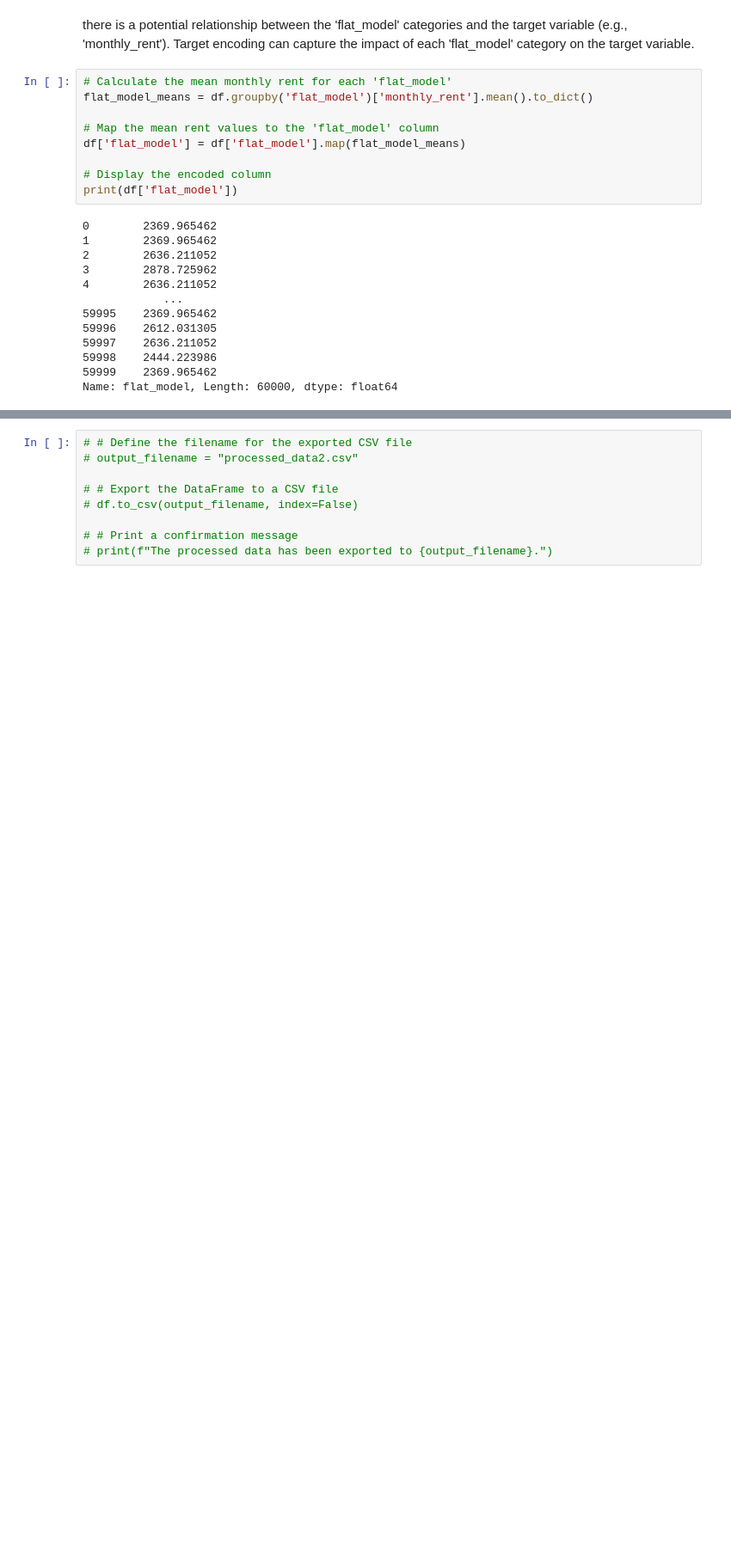
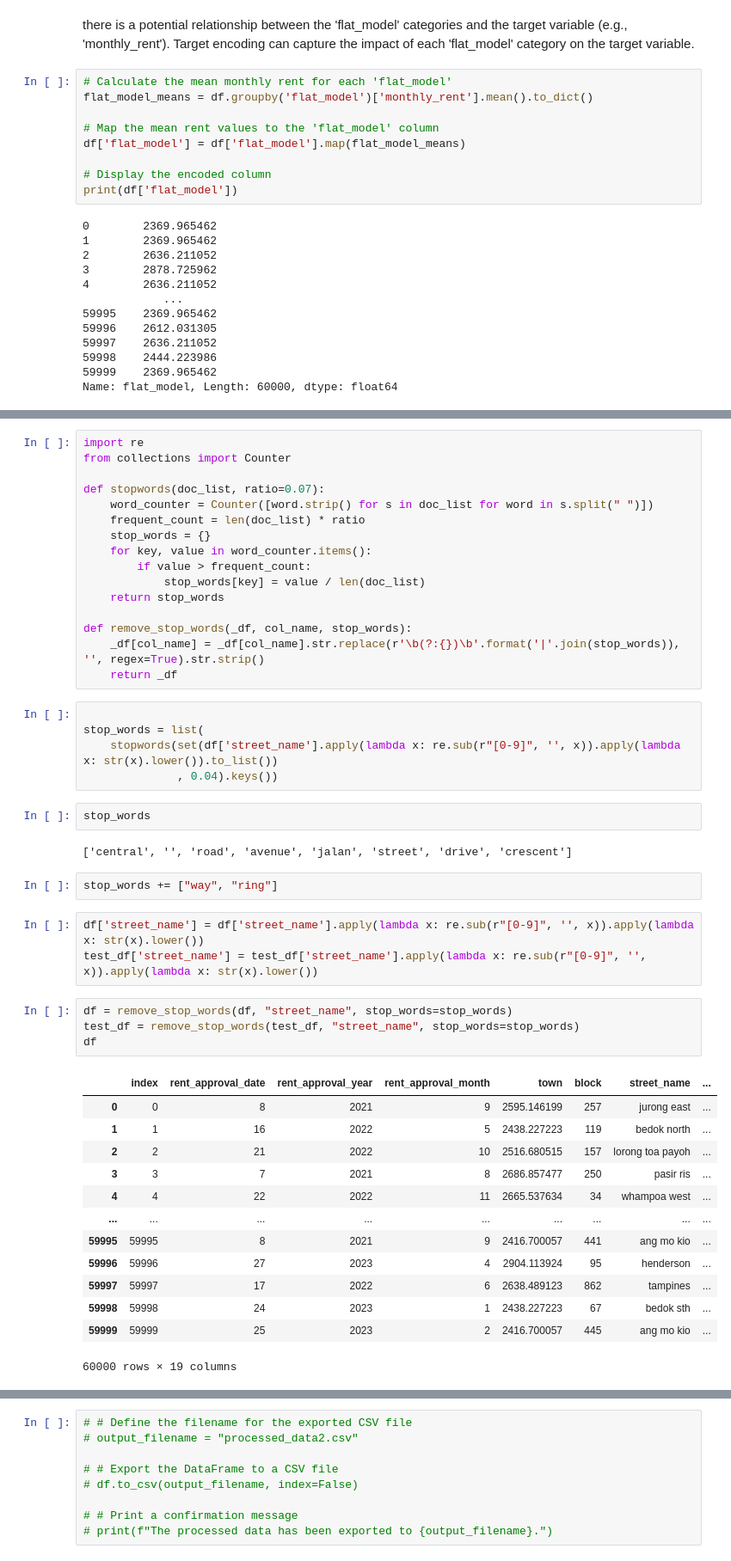
Before and after one commit to JinfengPang/8225SC-group007, a Jupyter notebook: EDA by WuXiangjieakang.ipynb, the cells around one changed output, grey strips where cells are left out. Shown at 86% size. Saved outputs shown, nothing was run; the diff lists cells and outputs as text; blank space fills up the shorter version.

```diff
--- a/EDA by WuXiangjieakang.ipynb
+++ b/EDA by WuXiangjieakang.ipynb
@@ -362,0 +422,48 @@ df.head()
+# %%
+import re
+from collections import Counter
+
+def stopwords(doc_list, ratio=0.07):
+    word_counter = Counter([word.strip() for s in doc_list for word in s.split(" ")])
+    frequent_count = len(doc_list) * ratio
+    stop_words = {}
+    for key, value in word_counter.items():
+        if value > frequent_count:
+            stop_words[key] = value / len(doc_list)
+    return stop_words
+
+def remove_stop_words(_df, col_name, stop_words):
+    _df[col_name] = _df[col_name].str.replace(r'\b(?:{})\b'.format('|'.join(stop_words)), '', regex=True).str.strip()
+    return _df
+# %%
+
+stop_words = list(
+    stopwords(set(df['street_name'].apply(lambda x: re.sub(r"[0-9]", '', x)).apply(lambda x: str(x).lower()).to_list())
+              , 0.04).keys())
+# %%
+stop_words
+# %% [output]
+['central', '', 'road', 'avenue', 'jalan', 'street', 'drive', 'crescent']
+# %%
+stop_words += ["way", "ring"]
+# %%
+df['street_name'] = df['street_name'].apply(lambda x: re.sub(r"[0-9]", '', x)).apply(lambda x: str(x).lower())
+test_df['street_name'] = test_df['street_name'].apply(lambda x: re.sub(r"[0-9]", '', x)).apply(lambda x: str(x).lower())
+# %%
+df = remove_stop_words(df, "street_name", stop_words=stop_words)
+test_df = remove_stop_words(test_df, "street_name", stop_words=stop_words)
+df
+# %% [output]
+|  | index | rent_approval_date | rent_approval_year | rent_approval_month | town | block | street_name | ... |
+| 0 | 0 | 8 | 2021 | 9 | 2595.146199 | 257 | jurong east | ... |
+| 1 | 1 | 16 | 2022 | 5 | 2438.227223 | 119 | bedok north | ... |
+| 2 | 2 | 21 | 2022 | 10 | 2516.680515 | 157 | lorong toa payoh | ... |
+| 3 | 3 | 7 | 2021 | 8 | 2686.857477 | 250 | pasir ris | ... |
+| 4 | 4 | 22 | 2022 | 11 | 2665.537634 | 34 | whampoa west | ... |
+| ... | ... | ... | ... | ... | ... | ... | ... | ... |
+| 59995 | 59995 | 8 | 2021 | 9 | 2416.700057 | 441 | ang mo kio | ... |
+| 59996 | 59996 | 27 | 2023 | 4 | 2904.113924 | 95 | henderson | ... |
+| 59997 | 59997 | 17 | 2022 | 6 | 2638.489123 | 862 | tampines | ... |
+| 59998 | 59998 | 24 | 2023 | 1 | 2438.227223 | 67 | bedok sth | ... |
+| 59999 | 59999 | 25 | 2023 | 2 | 2416.700057 | 445 | ang mo kio | ... |
+60000 rows × 19 columns
```
Also changed, not shown: parts of 24 cells of this notebook, 11 other files.
